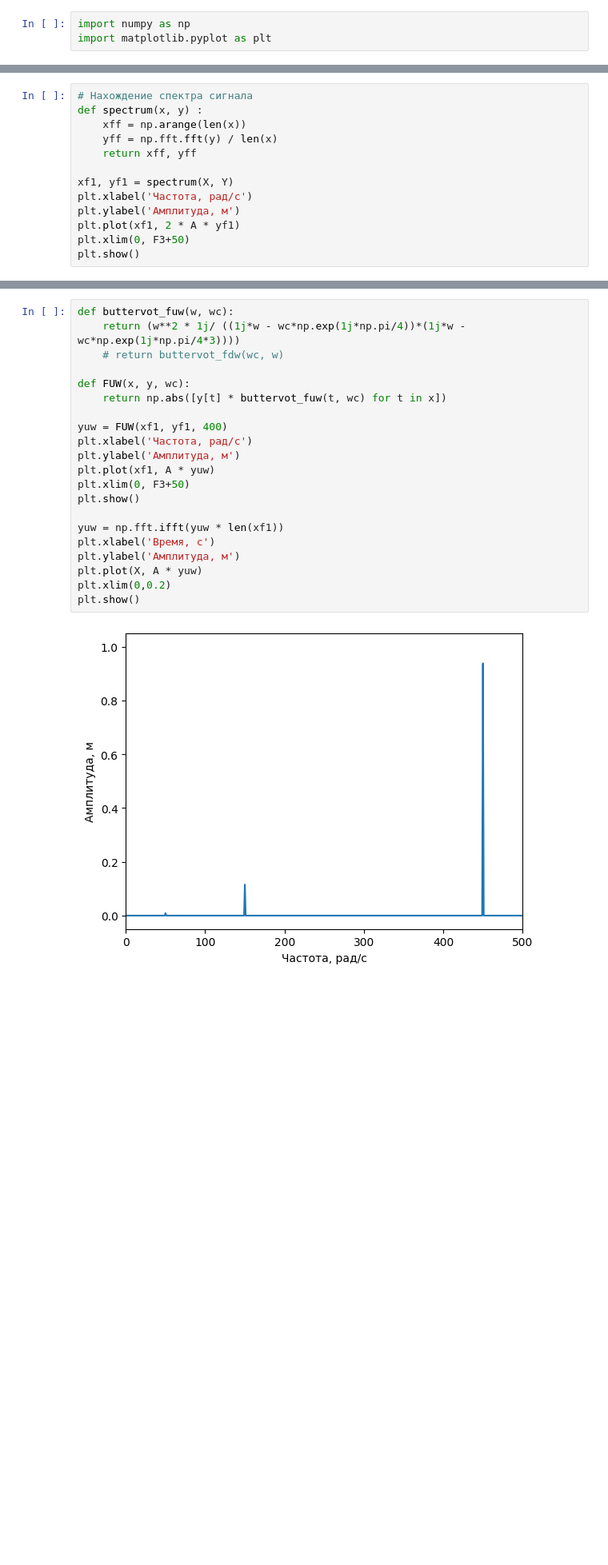
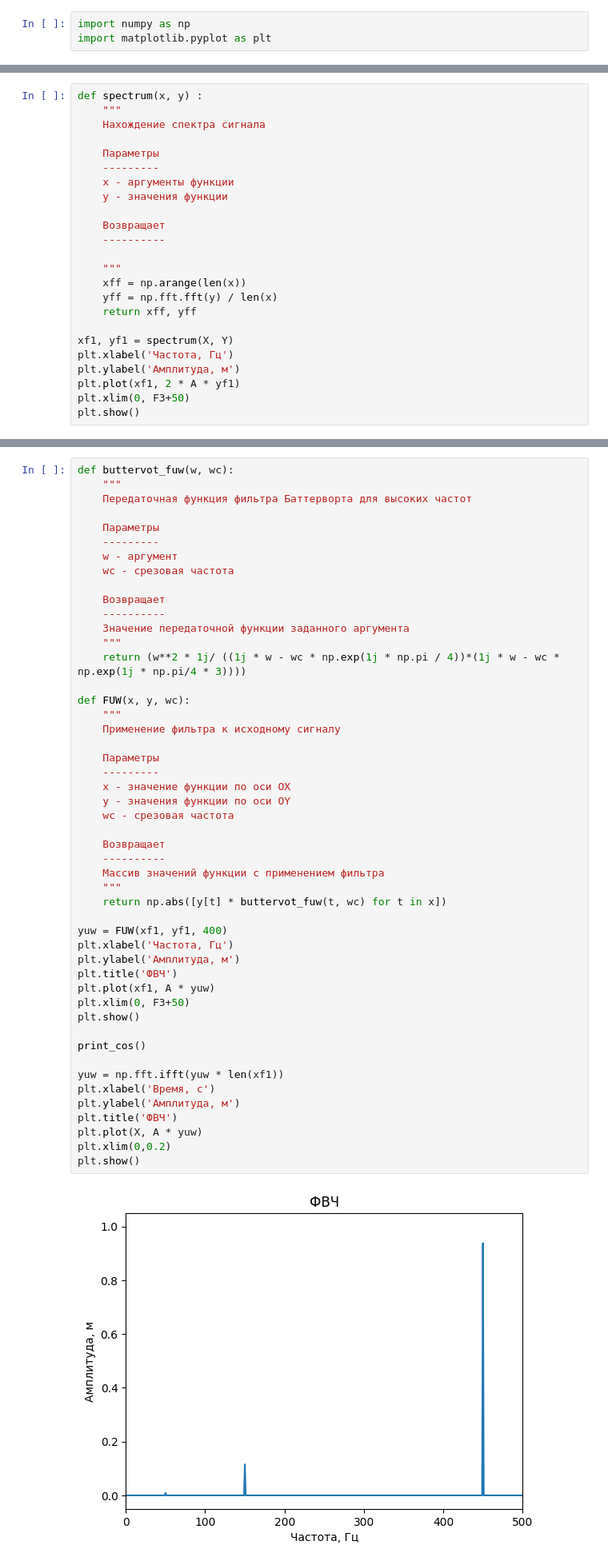
Before and after one commit to PiroJOJO/Digital-signal-processing, a Jupyter notebook: Lab_4/main.ipynb, the cells around one changed output, grey strips where cells are left out. Shown at 80% size. Cells and saved outputs as stored; diff of their text form; blank space fills up the shorter version.

```diff
--- a/Lab_4/main.ipynb
+++ b/Lab_4/main.ipynb
@@ -34,14 +62,25 @@ plt.show()
 # %% [output]
 [figure]
 # %%
-# Нахождение спектра сигнала
 def spectrum(x, y) :
+    """
+    Нахождение спектра сигнала
+
+    Параметры
+    ---------
+    x - аргументы функции
+    y - значения функции
+
+    Возвращает
+    ----------
+
+    """
     xff = np.arange(len(x))
     yff = np.fft.fft(y) / len(x)
     return xff, yff
 
 xf1, yf1 = spectrum(X, Y)
-plt.xlabel('Частота, рад/с')
+plt.xlabel('Частота, Гц')
 plt.ylabel('Амплитуда, м')
 plt.plot(xf1, 2 * A * yf1)
 plt.xlim(0, F3+50)
@@ -75,23 +152,51 @@ plt.show()
 # %%
 def buttervot_fuw(w, wc):
-    return (w**2 * 1j/ ((1j*w - wc*np.exp(1j*np.pi/4))*(1j*w - wc*np.exp(1j*np.pi/4*3))))
-    # return buttervot_fdw(wc, w)
+    """
+    Передаточная функция фильтра Баттерворта для высоких частот
+
+    Параметры
+    ---------
+    w - аргумент
+    wc - срезовая частота
+
+    Возвращает
+    ----------
+    Значение передаточной функции заданного аргумента
+    """
+    return (w**2 * 1j/ ((1j * w - wc * np.exp(1j * np.pi / 4))*(1j * w - wc * np.exp(1j * np.pi/4 * 3))))
 
 def FUW(x, y, wc):
+    """
+    Применение фильтра к исходному сигналу
+
+    Параметры
+    ---------
+    x - значение функции по оси OX
+    y - значения функции по оси OY
+    wc - срезовая частота
+
+    Возвращает
+    ----------
+    Массив значений функции с применением фильтра
+    """
     return np.abs([y[t] * buttervot_fuw(t, wc) for t in x])
 
 yuw = FUW(xf1, yf1, 400)
-plt.xlabel('Частота, рад/с')
+plt.xlabel('Частота, Гц')
 plt.ylabel('Амплитуда, м')
+plt.title('ФВЧ')
 plt.plot(xf1, A * yuw)
 plt.xlim(0, F3+50)
 plt.show()
 
+print_cos()
+
 yuw = np.fft.ifft(yuw * len(xf1))
 plt.xlabel('Время, с')
 plt.ylabel('Амплитуда, м')
+plt.title('ФВЧ')
 plt.plot(X, A * yuw)
 plt.xlim(0,0.2)
 plt.show()
 # %% [output]
-[figure, old version]
+[figure, new version]
```
Also changed, not shown: parts of 24 cells of this notebook.
